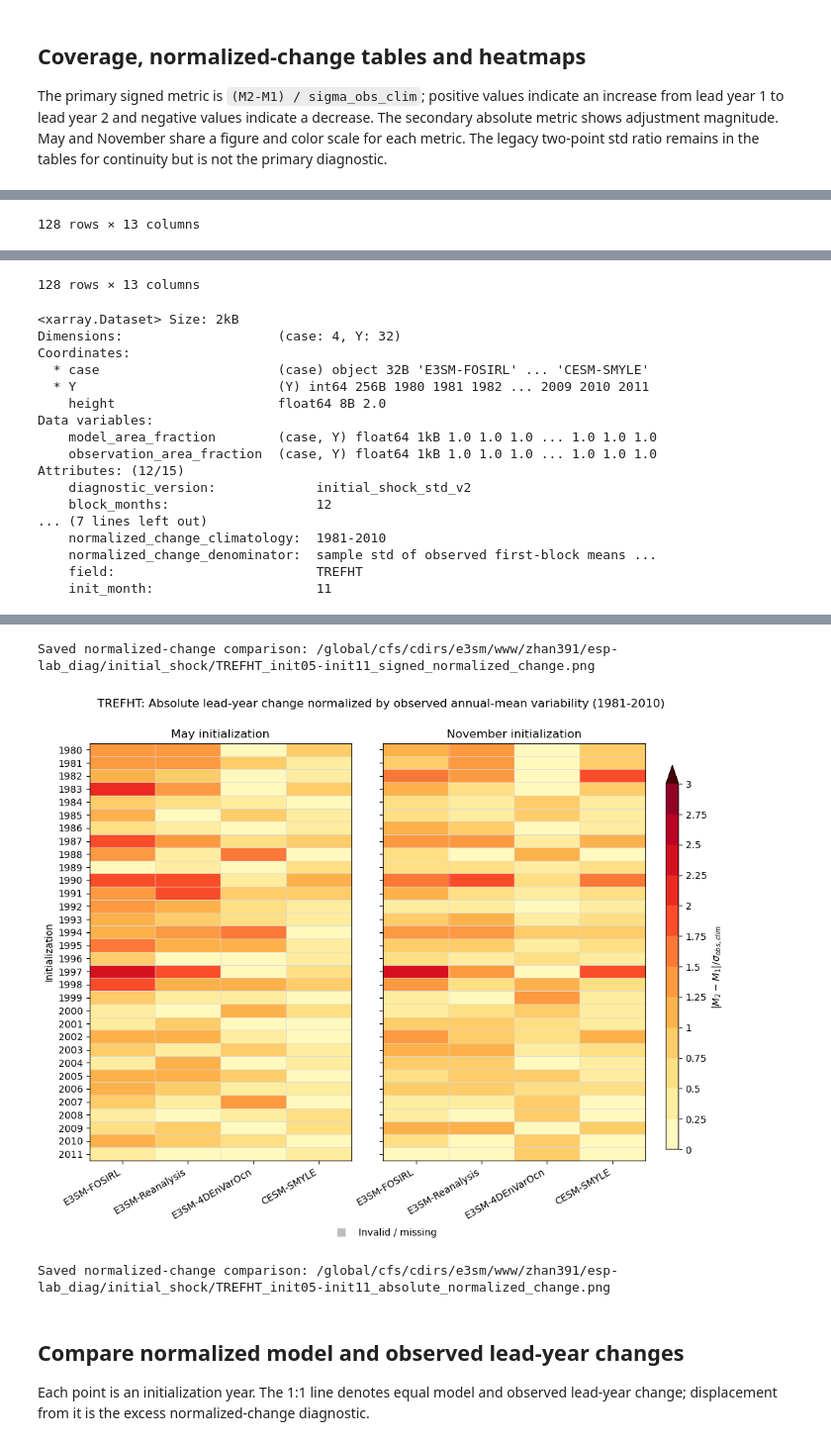
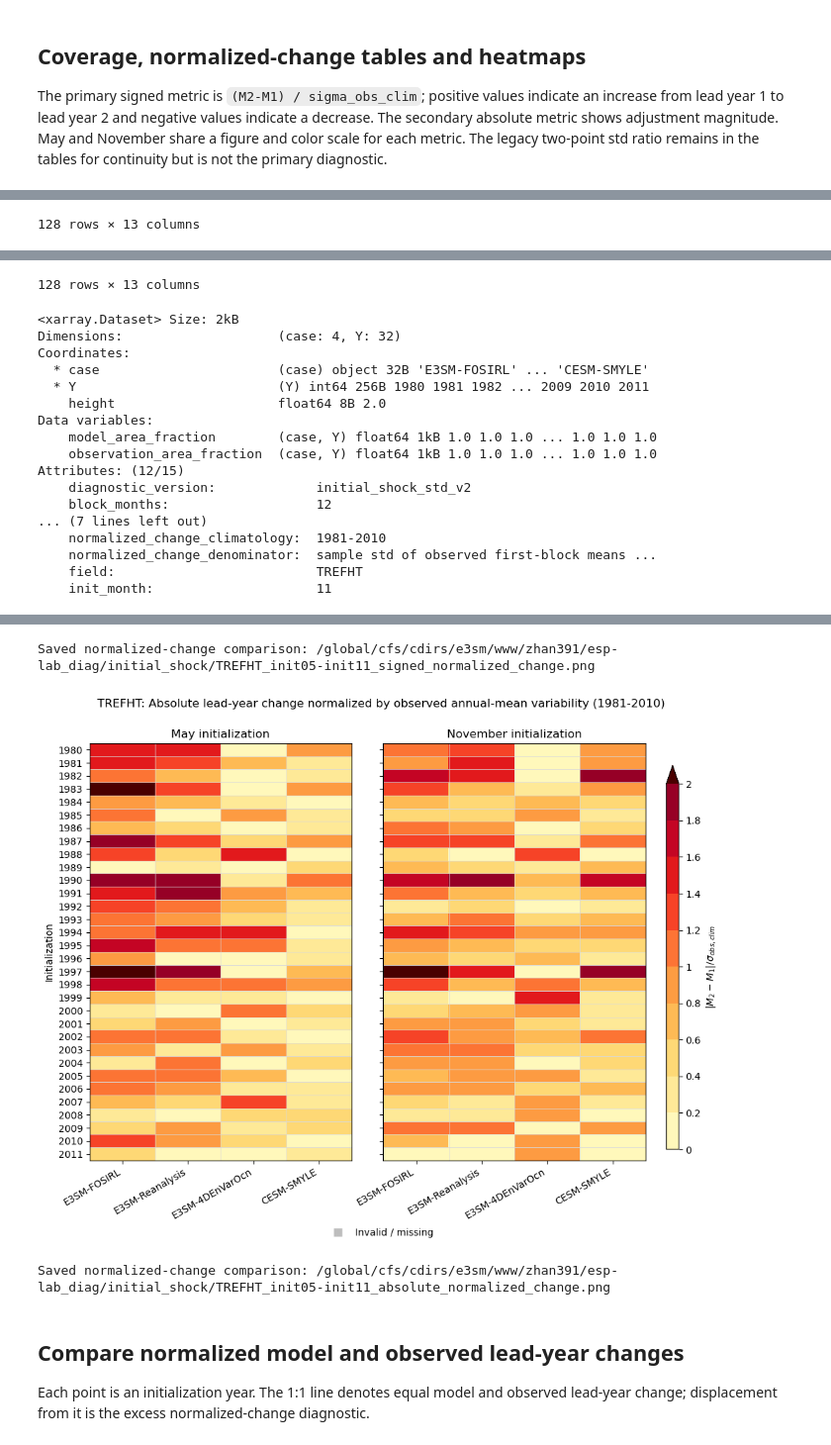
Before and after one commit to zhangshixuan1987/ESP-Lab, a Jupyter notebook: jupyter/6a_initial_shock_std_index.ipynb, the cells around one changed output, grey strips where cells are left out. Shown at 99% size. Drawn from its saved outputs; the diff is of its cells as text; code cells hidden in the pictures.

```diff
--- a/jupyter/6a_initial_shock_std_index.ipynb
+++ b/jupyter/6a_initial_shock_std_index.ipynb
@@ -63,6 +63,12 @@ VAR_CONFIG = {
 }
 field = 'TREFHT'
 variable = dict(VAR_CONFIG[field], field=field, model_variable=field, smyle_variable=field)
+
+# Explicit color-bin boundaries for the normalized-change heatmaps.
+HEATMAP_COLORBAR_LEVELS = {
+    'signed_normalized_change': np.linspace(-2.0, 2.0, 11),
+    'absolute_normalized_change': np.linspace(0.0, 2.0, 11),
+}
 
 E3SM_CASES = {
     'E3SM-FOSIRL': dict(case_prefix='WCYCL20TR_ne30pg2_r05_IcoswISC30E3r5_JRA55_FOSIRL', cache_tag='JRA55_FOSIRL'),
@@ -280,7 +288,8 @@ for metric_name, filename_metric, colorbar_extend, colorbar_label, figure_title
     for col, month in enumerate(plot_months):
         ax = axes[0, col]
         plot_normalized_change(
-            comparison_by_month[month], variable=metric_name, ax=ax,
+            comparison_by_month[month], variable=metric_name,
+            levels=HEATMAP_COLORBAR_LEVELS[metric_name], ax=ax,
             add_colorbar=False, add_invalid_legend=False,
             title=f"{month_names.get(month, f'Month {month:02d}')} initialization",
         )
@@ -380,5 +389,5 @@ Attributes: (12/15)
 Saved normalized-change comparison: /global/cfs/cdirs/e3sm/www/zhan391/esp-lab_diag/initial_shock/TREFHT_init05-init11_signed_normalized_change.png
-[figure, old version]
+[figure, new version]
 Saved normalized-change comparison: /global/cfs/cdirs/e3sm/www/zhan391/esp-lab_diag/initial_shock/TREFHT_init05-init11_absolute_normalized_change.png
 # %% [markdown]
 ## Compare normalized model and observed lead-year changes
```
Also changed, not shown: parts of 4 cells of this notebook, 9 other files.
